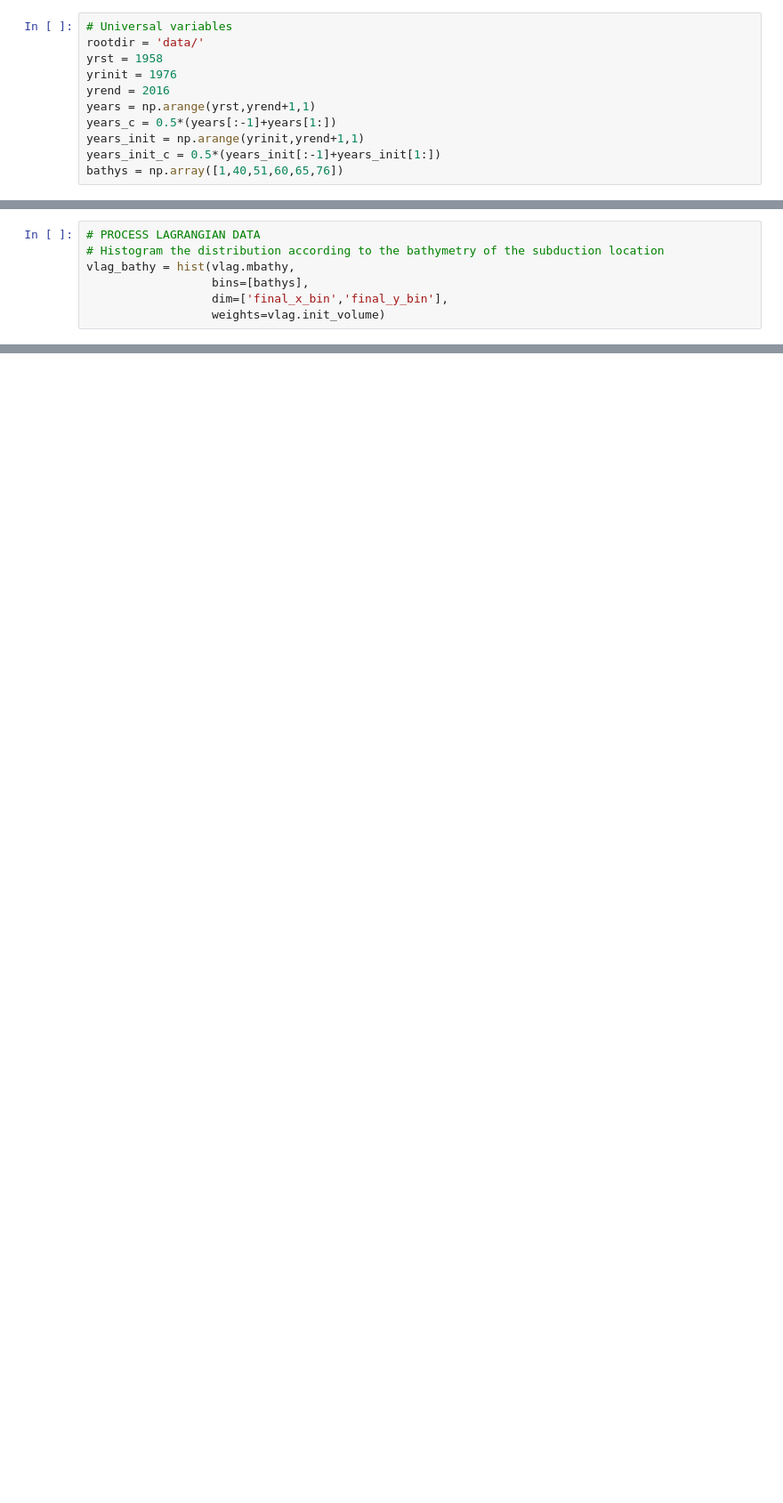
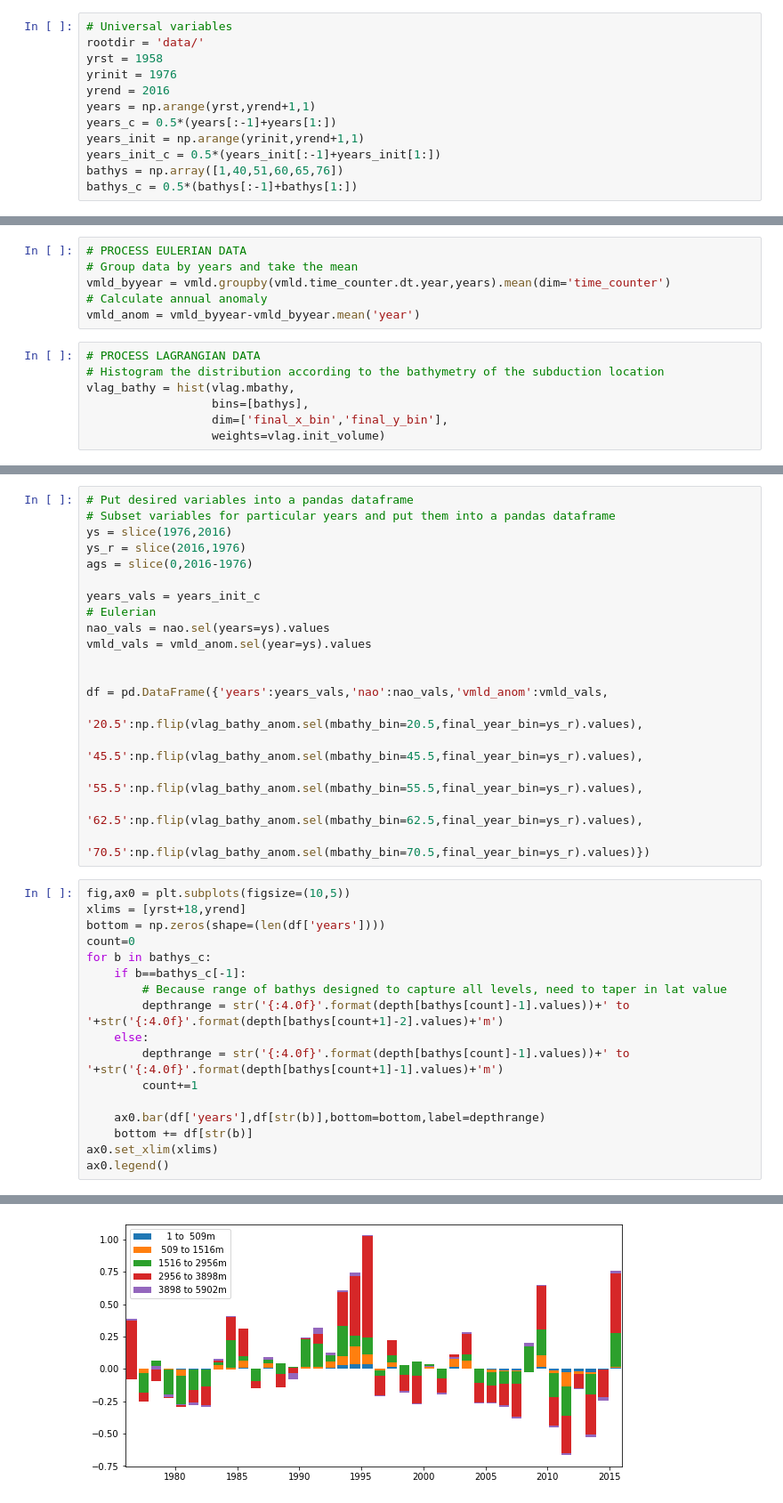
Before and after one commit to gmacgilchrist/draw_figs_nadw_var, a Jupyter notebook: draw_bathy-anom.ipynb, the cells around one changed output, grey strips where cells are left out. Shown at 89% size. Cells and saved outputs as stored; diff of their text form; blank space fills up the shorter version.

Commit message:
improved figures

```diff
--- a/draw_bathy-anom.ipynb
+++ b/draw_bathy-anom.ipynb
@@ -17,6 +18,7 @@ years_c = 0.5*(years[:-1]+years[1:])
 years_init = np.arange(yrinit,yrend+1,1)
 years_init_c = 0.5*(years_init[:-1]+years_init[1:])
 bathys = np.array([1,40,51,60,65,76])
+bathys_c = 0.5*(bathys[:-1]+bathys[1:])
 # %%
 # Load bathymetry
 filepath_zgrid = rootdir+'raw/mesh_zgr.nc'
@@ -40,3 +60,9 @@ vlag = xr.merge([vlag,zgrid.mbathy])
+# %%
+# PROCESS EULERIAN DATA
+# Group data by years and take the mean
+vmld_byyear = vmld.groupby(vmld.time_counter.dt.year,years).mean(dim='time_counter')
+# Calculate annual anomaly
+vmld_anom = vmld_byyear-vmld_byyear.mean('year')
 # %%
 # PROCESS LAGRANGIAN DATA
 # Histogram the distribution according to the bathymetry of the subduction location
@@ -51,0 +84,37 @@ vlag_bathy.mean('init_t_bin').plot()
+# %%
+# Put desired variables into a pandas dataframe
+# Subset variables for particular years and put them into a pandas dataframe
+ys = slice(1976,2016)
+ys_r = slice(2016,1976)
+ags = slice(0,2016-1976)
+
+years_vals = years_init_c
+# Eulerian
+nao_vals = nao.sel(years=ys).values
+vmld_vals = vmld_anom.sel(year=ys).values
+
+
+df = pd.DataFrame({'years':years_vals,'nao':nao_vals,'vmld_anom':vmld_vals,
+                   '20.5':np.flip(vlag_bathy_anom.sel(mbathy_bin=20.5,final_year_bin=ys_r).values),
+                  '45.5':np.flip(vlag_bathy_anom.sel(mbathy_bin=45.5,final_year_bin=ys_r).values),
+                  '55.5':np.flip(vlag_bathy_anom.sel(mbathy_bin=55.5,final_year_bin=ys_r).values),
+                  '62.5':np.flip(vlag_bathy_anom.sel(mbathy_bin=62.5,final_year_bin=ys_r).values),
+                  '70.5':np.flip(vlag_bathy_anom.sel(mbathy_bin=70.5,final_year_bin=ys_r).values)})
+# %%
+fig,ax0 = plt.subplots(figsize=(10,5))
+xlims = [yrst+18,yrend]
+bottom = np.zeros(shape=(len(df['years'])))
+count=0
+for b in bathys_c:
+    if b==bathys_c[-1]:
+        # Because range of bathys designed to capture all levels, need to taper in lat value
+        depthrange = str('{:4.0f}'.format(depth[bathys[count]-1].values))+' to '+str('{:4.0f}'.format(depth[bathys[count+1]-2].values)+'m')
+    else:
+        depthrange = str('{:4.0f}'.format(depth[bathys[count]-1].values))+' to '+str('{:4.0f}'.format(depth[bathys[count+1]-1].values)+'m')
+        count+=1
+
+    ax0.bar(df['years'],df[str(b)],bottom=bottom,label=depthrange)
+    bottom += df[str(b)]
+ax0.set_xlim(xlims)
+ax0.legend()
+# %% [output]
@@ -51,0 +122 @@ vlag_bathy.mean('init_t_bin').plot()
+[figure, added]
```
Also changed, not shown: parts of 6 cells of this notebook, 2 other files.
